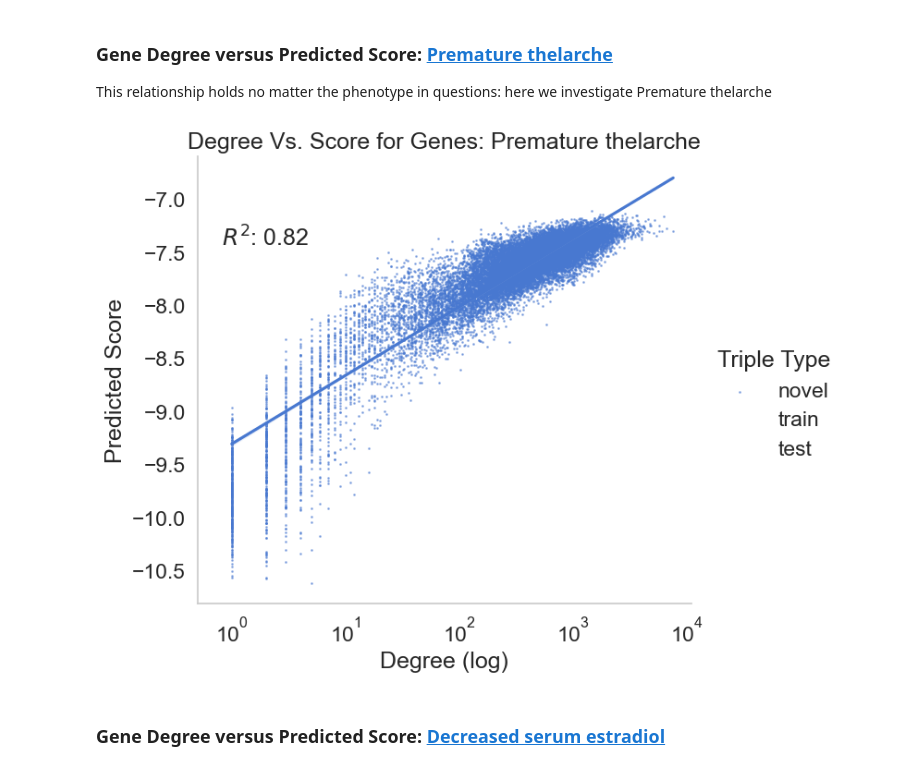
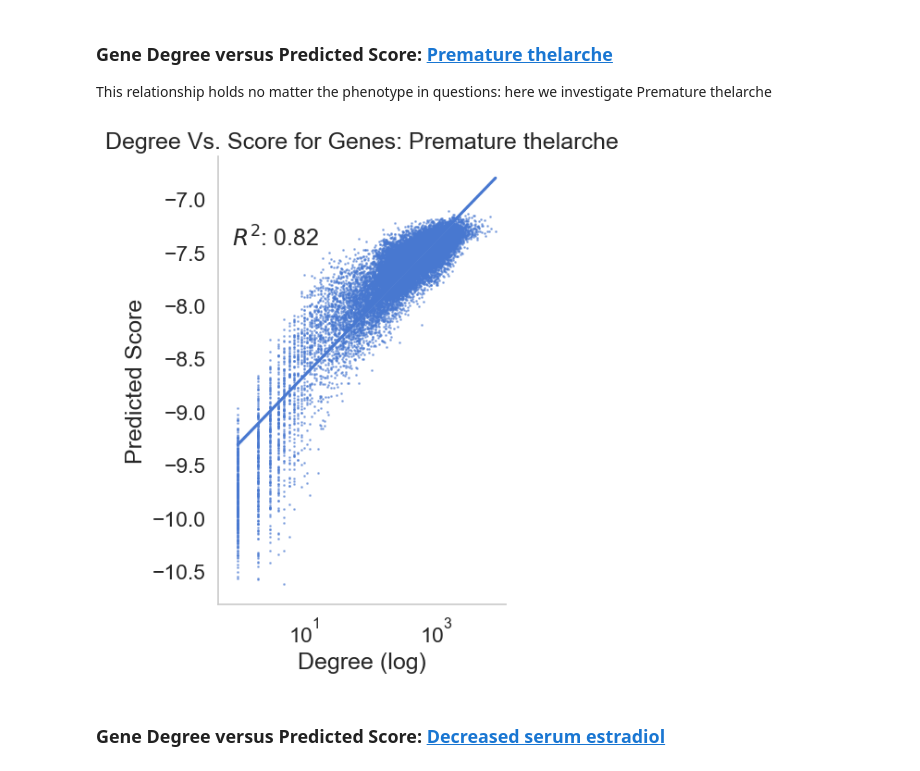
Before and after one commit to MSBradshaw/LinkPrediction, a Jupyter notebook: Experiments/target_prediction.ipynb, the cells around one changed output. Saved outputs shown, nothing was run; the diff lists cells and outputs as text; code cells hidden in the pictures.

```diff
--- a/Experiments/target_prediction.ipynb
+++ b/Experiments/target_prediction.ipynb
@@ -163,7 +165,7 @@ As every entity is scored in the prediction phase for the partial triple, we can
 # %%
 # plot_score_degree_all(premature_thelarche_df, "premature thelarche")
 # %%
-def plot_score_degree_gene(df: pd.DataFrame, disease: str) -> None:
+def plot_score_degree_gene(df: pd.DataFrame, disease: str, filename: str, use_labels=True) -> None:
     def annotate(data, **kws):
 
         _, _, r_value, _, _ = stats.linregress(np.log10(df["deg"]), df["score"])
@@ -172,6 +174,10 @@ def plot_score_degree_gene(df: pd.DataFrame, disease: str) -> None:
 
     # remove grey grid from sns
     sns.set_style("whitegrid", {"axes.grid": False})
+
+    if use_labels is False:
+        # to make them all the same colors
+        df['triple_type'] = 'novel'
 
     ax = sns.lmplot(
         data=df,
@@ -196,7 +202,33 @@ def plot_score_degree_gene(df: pd.DataFrame, disease: str) -> None:
     )
     ax.legend.set_title("Triple Type")
     ax.legend.set_bbox_to_anchor((0.95, 0.5))
+    # hide legend
+    if use_labels is False:
+        ax._legend.remove()
+    # set fig size
+    plt.gcf().set_size_inches(5, 6)
+    plt.savefig(filename,dpi=300, bbox_inches='tight')
     plt.show()
+
+# load edges as a set of tuples
+test_edges: set = set()
+with open(TEST_PATH, "r") as f:
+    for line in f:
+        line = line.strip("\n")
+        test_edges.add(tuple(line.split("\t")))
+
+train_edges: set = set()
+with open(TRAIN_PATH, "r") as f:
+    for line in f:
+        line = line.strip("\n")
+        train_edges.add(tuple(line.split("\t")))
+
+def label_df_edges(_df, _test_edges, _train_edges, relation):
+    _df["triple_type"] = _df.apply(
+        lambda row: "test" if (row["tail_label"], relation, row["head_label"]) in _test_edges else "train" if (row["tail_label"], relation, row["head_label"]) in _train_edges else "novel",
+        axis=1,
+    )
+    return _df
 # %% [markdown]
 ### Gene Degree versus Predicted Score: [Seizure](https://hpo.jax.org/app/browse/term/HP:0001250)
 
@@ -215,18 +258,19 @@ This relationship holds no matter the phenotype in questions: here we investigat
 # %%
 predictions_df: pd.DataFrame = get_predictions_tail(
     premature_thelarche,
     query_relation,
     data,
     model,
     degs,
     train_triples=train_triples,
     test_triples=test_triples,
     valid_triples=valid_triples
 )
 predictions_df = predictions_df[predictions_df.entity_type == "STRING"]
-plot_score_degree_gene(predictions_df, "Premature thelarche")
+predictions_df = label_df_edges(predictions_df, test_edges, train_edges, query_relation)
+plot_score_degree_gene(predictions_df, "Premature thelarche", "../Figures/premature_thelarche.png", use_labels=False)
 # %% [output]
-[figure, old version]
+[figure, new version]
 # %% [markdown]
 ### Gene Degree versus Predicted Score: [Decreased serum estradiol](https://hpo.jax.org/app/browse/term/HP:0008214)
 # %%
```
Also changed, not shown: parts of 11 cells of this notebook, 2 other files.
